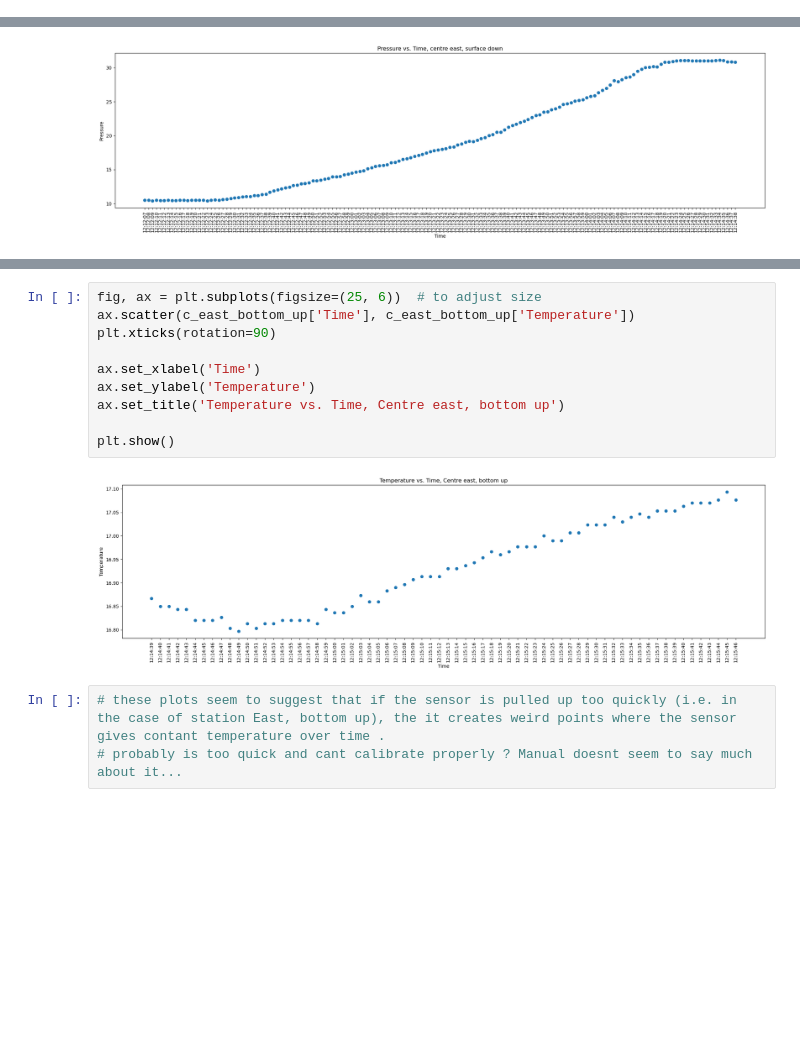
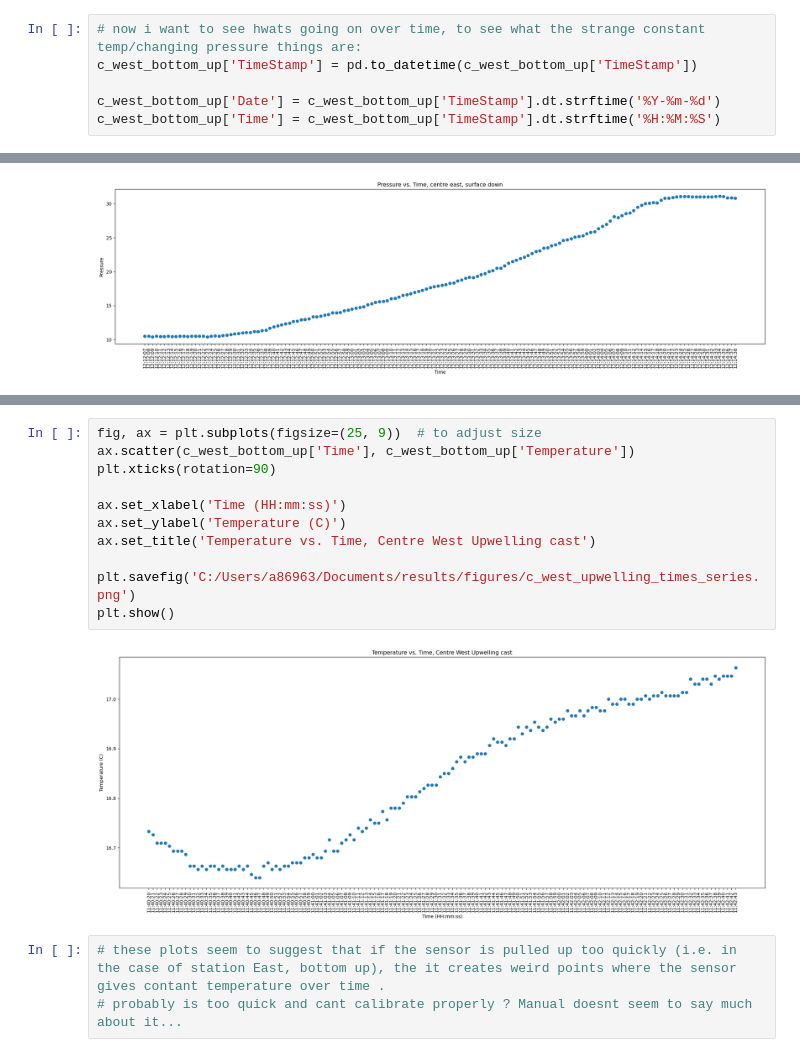
Before and after one commit to e-pr-e-pr/Ocean-colour-internship-project, a Jupyter notebook: ctd_insitu_plots.ipynb, the cells around one changed output, grey strips where cells are left out. Cells and saved outputs as stored; diff of their text form; blank space fills up the shorter version.

```diff
--- a/ctd_insitu_plots.ipynb
+++ b/ctd_insitu_plots.ipynb
@@ -740,0 +577,6 @@ plt.show()
+# %%
+# now i want to see hwats going on over time, to see what the strange constant temp/changing pressure things are:
+c_west_bottom_up['TimeStamp'] = pd.to_datetime(c_west_bottom_up['TimeStamp'])
+
+c_west_bottom_up['Date'] = c_west_bottom_up['TimeStamp'].dt.strftime('%Y-%m-%d')
+c_west_bottom_up['Time'] = c_west_bottom_up['TimeStamp'].dt.strftime('%H:%M:%S')
@@ -814,15 +709,16 @@ plt.show()
 # %%
-fig, ax = plt.subplots(figsize=(25, 6))  # to adjust size
-ax.scatter(c_east_bottom_up['Time'], c_east_bottom_up['Temperature'])
+fig, ax = plt.subplots(figsize=(25, 9))  # to adjust size
+ax.scatter(c_west_bottom_up['Time'], c_west_bottom_up['Temperature'])
 plt.xticks(rotation=90)
 
-ax.set_xlabel('Time')
-ax.set_ylabel('Temperature')
-ax.set_title('Temperature vs. Time, Centre east, bottom up')
+ax.set_xlabel('Time (HH:mm:ss)')
+ax.set_ylabel('Temperature (C)')
+ax.set_title('Temperature vs. Time, Centre West Upwelling cast')
 
+plt.savefig('C:/Users/a86963/Documents/results/figures/c_west_upwelling_times_series.png')
 plt.show()
 # %% [output]
-[figure, old version]
+[figure, new version]
 # %%
 # these plots seem to suggest that if the sensor is pulled up too quickly (i.e. in the case of station East, bottom up), the it creates weird points where the sensor gives contant temperature over time .
 # probably is too quick and cant calibrate properly ? Manual doesnt seem to say much about it...
```
Also changed, not shown: parts of 66 cells of this notebook.
